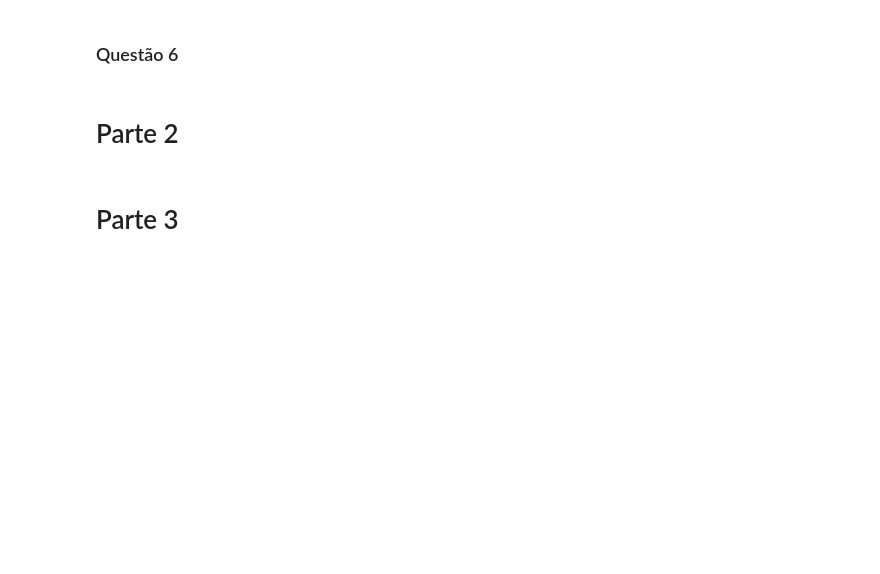
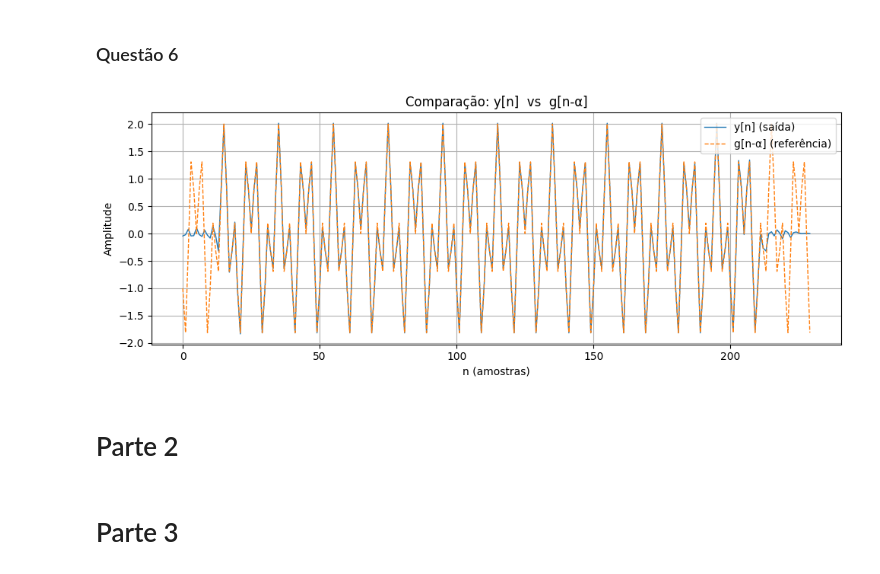
Before and after one commit to Miguel-Edson/Processamento_Digital_de_Sinais, a Jupyter notebook: Trabalho02.ipynb, the cells around one changed output. Cells and saved outputs as stored; diff of their text form; code cells hidden in the pictures; blank space fills up the shorter version.

```diff
--- a/Trabalho02.ipynb
+++ b/Trabalho02.ipynb
@@ -217,5 +243,35 @@ No gráfico, o atraso de grupo aparece aproximadamente constante e igual a 15 pa
 # %% [markdown]
 ### Questão 6
+# %%
+alpha = 15
+
+# Convolução y
+y = np.convolve(x, h) # Onde y é a saida, x é o sinal de entrada e h a reposta ao impulso
+
+# Comprimento para plot
+L = 230
+n = np.arange(L)
+
+# Sinal g[n-α]
+g_shifted = np.cos(0.2 * np.pi * (n - alpha)) + np.cos(0.5 * np.pi * (n - alpha))
+
+# Porção de y[n] para realizar o comparativo
+y_segment = y[:L]
+# %%
+# Plotando o gráfico
+
+plt.figure(figsize=(10,4))
+plt.plot(n, y_segment, label='y[n] (saída)', linewidth=1)
+plt.plot(n, g_shifted, label='g[n-α] (referência)', linewidth=1, linestyle='--')
+plt.xlabel('n (amostras)')
+plt.ylabel('Amplitude')
+plt.title('Comparação: y[n]  vs  g[n-α]')
+plt.legend()
+plt.grid(True)
+plt.tight_layout()
+plt.show()
+# %% [output]
+[figure, added]
 # %% [markdown]
 # Parte 2
 # %% [markdown]
```
Also changed, not shown: parts of 13 cells of this notebook.
